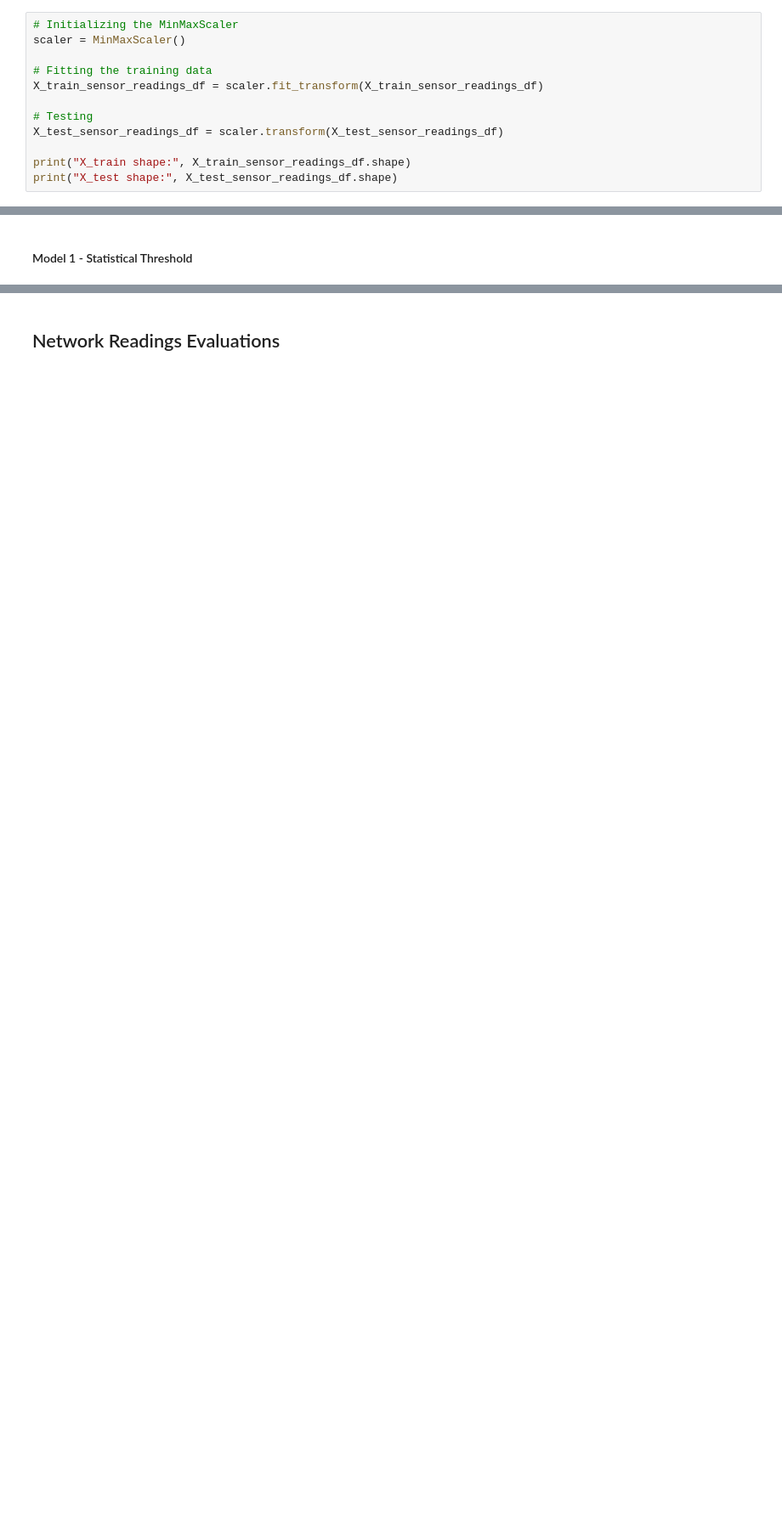
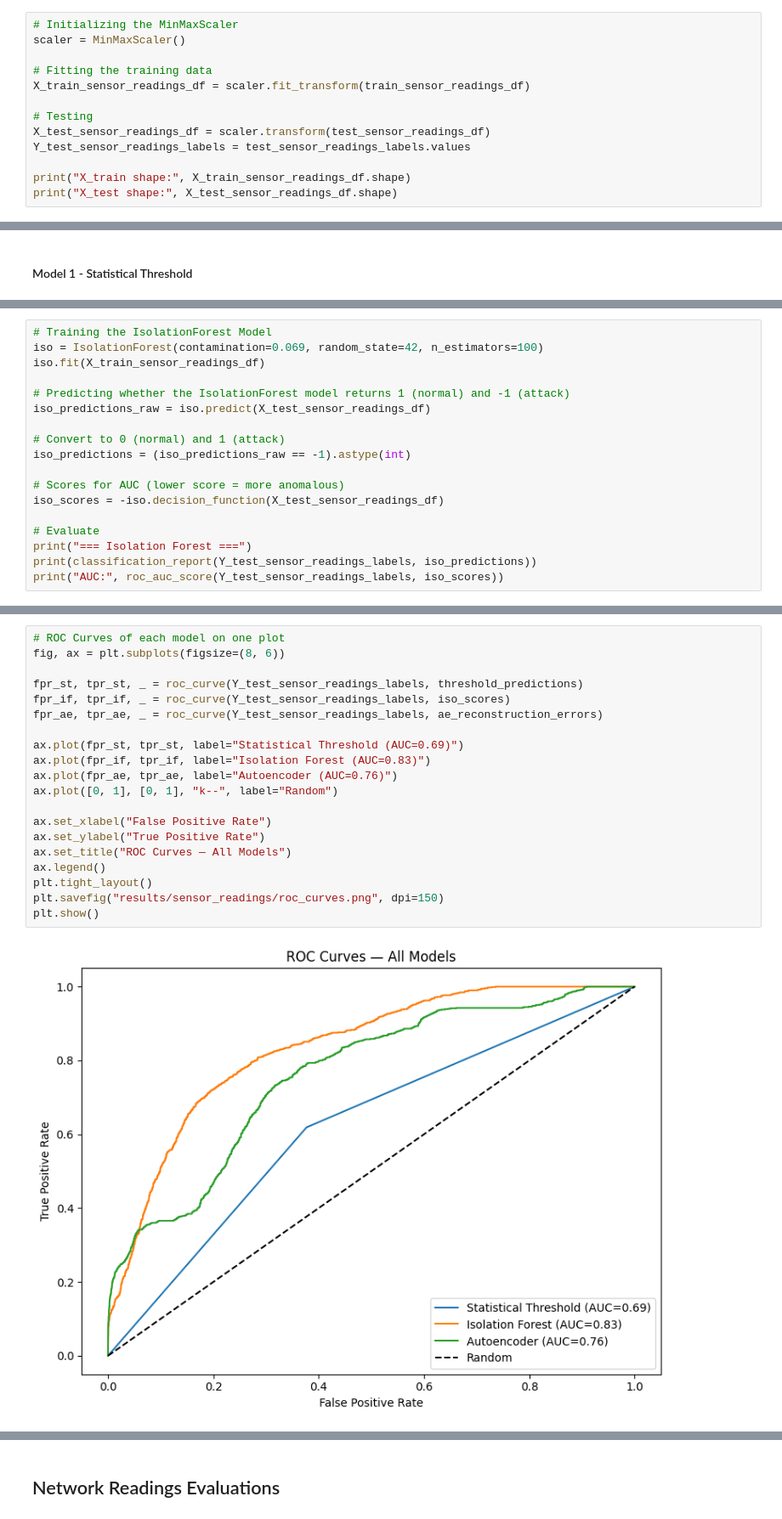
Before and after one commit to iamllcoolray/cis5370-final-project, a Jupyter notebook: swat-eval.ipynb, the cells around one changed output, grey strips where cells are left out. Shown at 85% size. Cells and saved outputs as stored; diff of their text form; blank space fills up the shorter version.

Commit message:
added  the IsolationForest and Autoencoder models to train/test and predict Normal vs Attack. Create visualizations for all 3 models

```diff
--- a/swat-eval.ipynb
+++ b/swat-eval.ipynb
@@ -126,10 +132,11 @@ Attack samples in test: 905
 scaler = MinMaxScaler()
 
 # Fitting the training data
-X_train_sensor_readings_df = scaler.fit_transform(X_train_sensor_readings_df)
+X_train_sensor_readings_df = scaler.fit_transform(train_sensor_readings_df)
 
 # Testing
-X_test_sensor_readings_df = scaler.transform(X_test_sensor_readings_df)
+X_test_sensor_readings_df = scaler.transform(test_sensor_readings_df)
+Y_test_sensor_readings_labels = test_sensor_readings_labels.values
 
 print("X_train shape:", X_train_sensor_readings_df.shape)
 print("X_test shape:", X_test_sensor_readings_df.shape)
@@ -172,0 +181,18 @@ AUC: 0.7144970111108315
+# %%
+# Training the IsolationForest Model
+iso = IsolationForest(contamination=0.069, random_state=42, n_estimators=100)
+iso.fit(X_train_sensor_readings_df)
+
+# Predicting whether the IsolationForest model returns 1 (normal) and -1 (attack)
+iso_predictions_raw = iso.predict(X_test_sensor_readings_df)
+
+# Convert to 0 (normal) and 1 (attack)
+iso_predictions = (iso_predictions_raw == -1).astype(int)
+
+# Scores for AUC (lower score = more anomalous)
+iso_scores = -iso.decision_function(X_test_sensor_readings_df)
+
+# Evaluate
+print("=== Isolation Forest ===")
+print(classification_report(Y_test_sensor_readings_labels, iso_predictions))
+print("AUC:", roc_auc_score(Y_test_sensor_readings_labels, iso_scores))
@@ -172,0 +372,22 @@ AUC: 0.7144970111108315
+# %%
+# ROC Curves of each model on one plot
+fig, ax = plt.subplots(figsize=(8, 6))
+
+fpr_st, tpr_st, _ = roc_curve(Y_test_sensor_readings_labels, threshold_predictions)
+fpr_if, tpr_if, _ = roc_curve(Y_test_sensor_readings_labels, iso_scores)
+fpr_ae, tpr_ae, _ = roc_curve(Y_test_sensor_readings_labels, ae_reconstruction_errors)
+
+ax.plot(fpr_st, tpr_st, label="Statistical Threshold (AUC=0.69)")
+ax.plot(fpr_if, tpr_if, label="Isolation Forest (AUC=0.83)")
+ax.plot(fpr_ae, tpr_ae, label="Autoencoder (AUC=0.76)")
+ax.plot([0, 1], [0, 1], "k--", label="Random")
+
+ax.set_xlabel("False Positive Rate")
+ax.set_ylabel("True Positive Rate")
+ax.set_title("ROC Curves — All Models")
+ax.legend()
+plt.tight_layout()
+plt.savefig("results/sensor_readings/roc_curves.png", dpi=150)
+plt.show()
+# %% [output]
+[figure, added]
```
Also changed, not shown: parts of 13 cells of this notebook, 6 other files.
